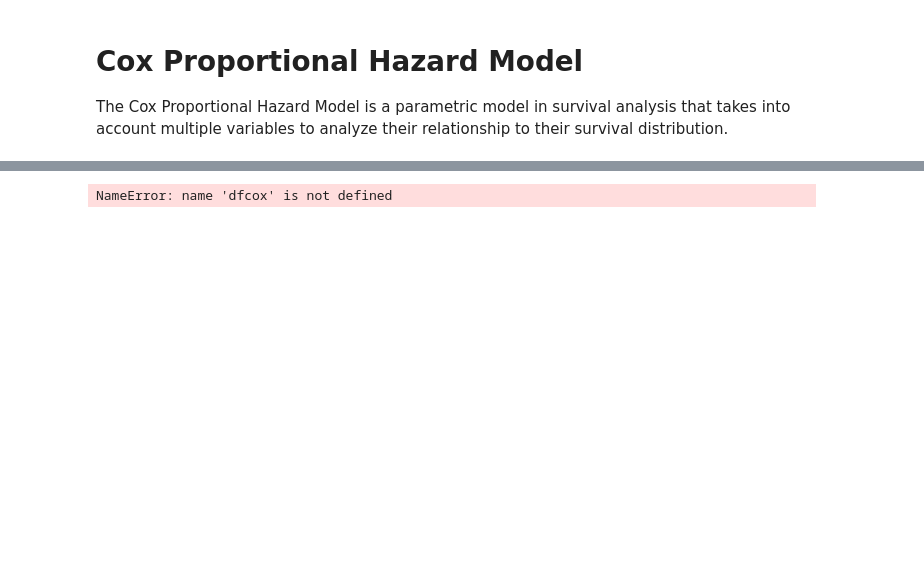
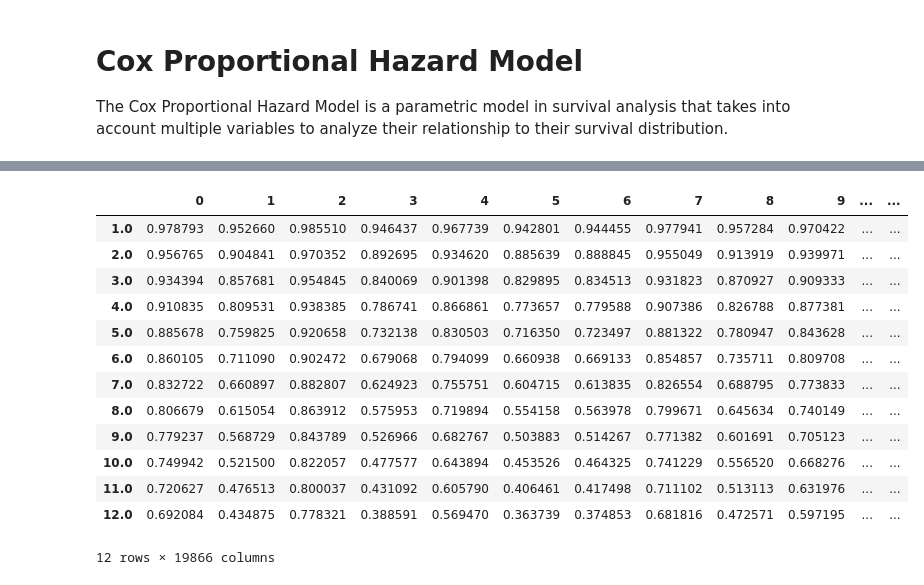
Before and after one commit to mohitsingh4744/illinois-datathon-23, a Jupyter notebook: attack_on_data_model_training.ipynb, the cells around one changed output, grey strips where cells are left out. Drawn from its saved outputs; the diff is of its cells as text; code cells hidden in the pictures; blank space fills up the shorter version.

```diff
--- a/attack_on_data_model_training.ipynb
+++ b/attack_on_data_model_training.ipynb
@@ -87,5 +162,4 @@ final = add_month_nums(final)
 final = sort_by_mth_and_snapshot(final)
 final = get_uniques(final)
 final = final.reset_index()
-final.drop('level_0', axis=1, inplace=True)
 final.drop('index', axis=1, inplace=True)
@@ -103,0 +192,8 @@ df_random_pps = df_random_pps.sort_values(by='ppscore', ascending=False).head(n=
+# %%
+df_test['bank_fico_buckets_20']
+data = {'bank_fico_buckets_20': ['681-700', '621-640', '721-740', '601-620', '661-680',
+                                 '681-700', '561-580', '761+', '<= 560', '701-720', 'Missing', 'Exception']}
+
+
+df_test['fico_numbers'] = df_test['bank_fico_buckets_20'].apply(
+    convert_range_to_number)
@@ -129,6 +233,0 @@ def findCol(col):
-# %%
-predictors = []
-rows_to_predict = dfcox.iloc[predictors, []]
-rows_to_predict
-# %% [output]
-NameError: name 'dfcox' is not defined
@@ -137,0 +234,19 @@ survival_function
+# %%
+survival_functions = coxph.predict_survival_function(df_test)
+survival_functions = survival_functions.loc[1:12, :]
+survival_functions
+# %% [output]
+|  | 0 | 1 | 2 | 3 | 4 | 5 | 6 | 7 | 8 | 9 | ... | ... |
+| 1.0 | 0.978793 | 0.952660 | 0.985510 | 0.946437 | 0.967739 | 0.942801 | 0.944455 | 0.977941 | 0.957284 | 0.970422 | ... | ... |
+| 2.0 | 0.956765 | 0.904841 | 0.970352 | 0.892695 | 0.934620 | 0.885639 | 0.888845 | 0.955049 | 0.913919 | 0.939971 | ... | ... |
+| 3.0 | 0.934394 | 0.857681 | 0.954845 | 0.840069 | 0.901398 | 0.829895 | 0.834513 | 0.931823 | 0.870927 | 0.909333 | ... | ... |
+| 4.0 | 0.910835 | 0.809531 | 0.938385 | 0.786741 | 0.866861 | 0.773657 | 0.779588 | 0.907386 | 0.826788 | 0.877381 | ... | ... |
+| 5.0 | 0.885678 | 0.759825 | 0.920658 | 0.732138 | 0.830503 | 0.716350 | 0.723497 | 0.881322 | 0.780947 | 0.843628 | ... | ... |
+| 6.0 | 0.860105 | 0.711090 | 0.902472 | 0.679068 | 0.794099 | 0.660938 | 0.669133 | 0.854857 | 0.735711 | 0.809708 | ... | ... |
+| 7.0 | 0.832722 | 0.660897 | 0.882807 | 0.624923 | 0.755751 | 0.604715 | 0.613835 | 0.826554 | 0.688795 | 0.773833 | ... | ... |
+| 8.0 | 0.806679 | 0.615054 | 0.863912 | 0.575953 | 0.719894 | 0.554158 | 0.563978 | 0.799671 | 0.645634 | 0.740149 | ... | ... |
+| 9.0 | 0.779237 | 0.568729 | 0.843789 | 0.526966 | 0.682767 | 0.503883 | 0.514267 | 0.771382 | 0.601691 | 0.705123 | ... | ... |
+| 10.0 | 0.749942 | 0.521500 | 0.822057 | 0.477577 | 0.643894 | 0.453526 | 0.464325 | 0.741229 | 0.556520 | 0.668276 | ... | ... |
+| 11.0 | 0.720627 | 0.476513 | 0.800037 | 0.431092 | 0.605790 | 0.406461 | 0.417498 | 0.711102 | 0.513113 | 0.631976 | ... | ... |
+| 12.0 | 0.692084 | 0.434875 | 0.778321 | 0.388591 | 0.569470 | 0.363739 | 0.374853 | 0.681816 | 0.472571 | 0.597195 | ... | ... |
+12 rows × 19866 columns
```
Also changed, not shown: parts of 28 cells of this notebook.
